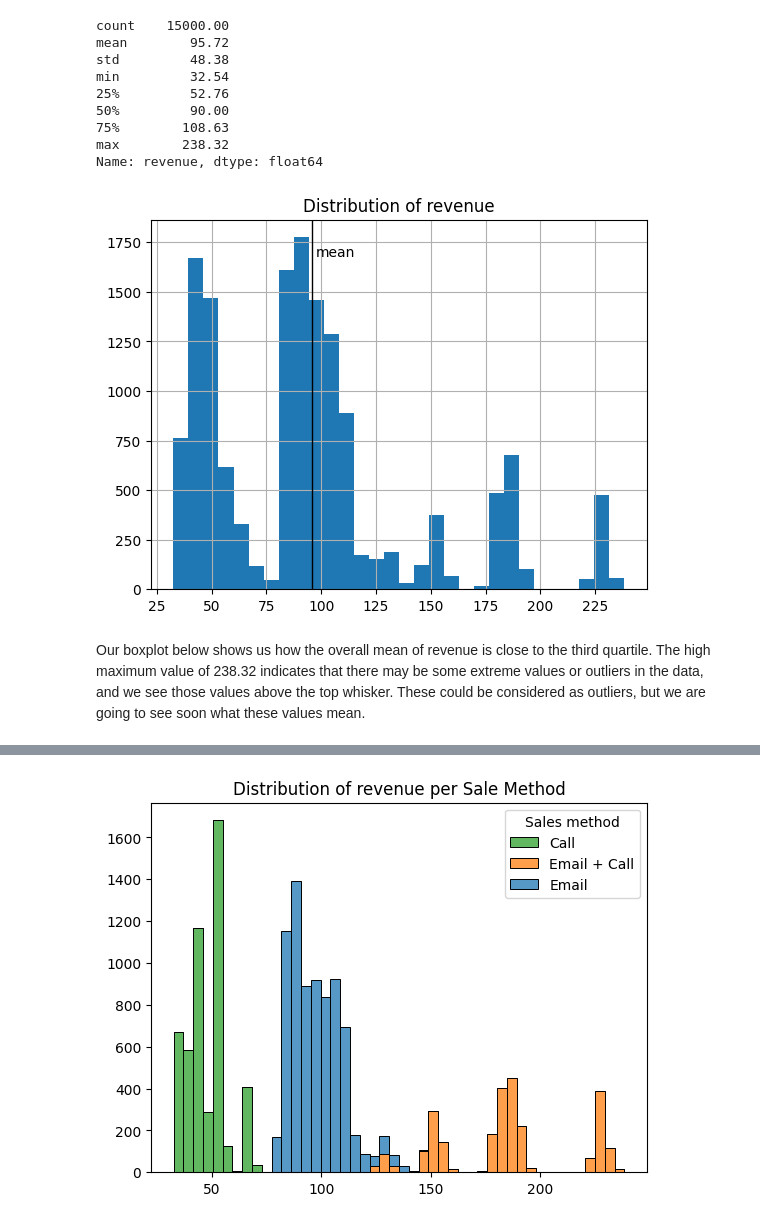
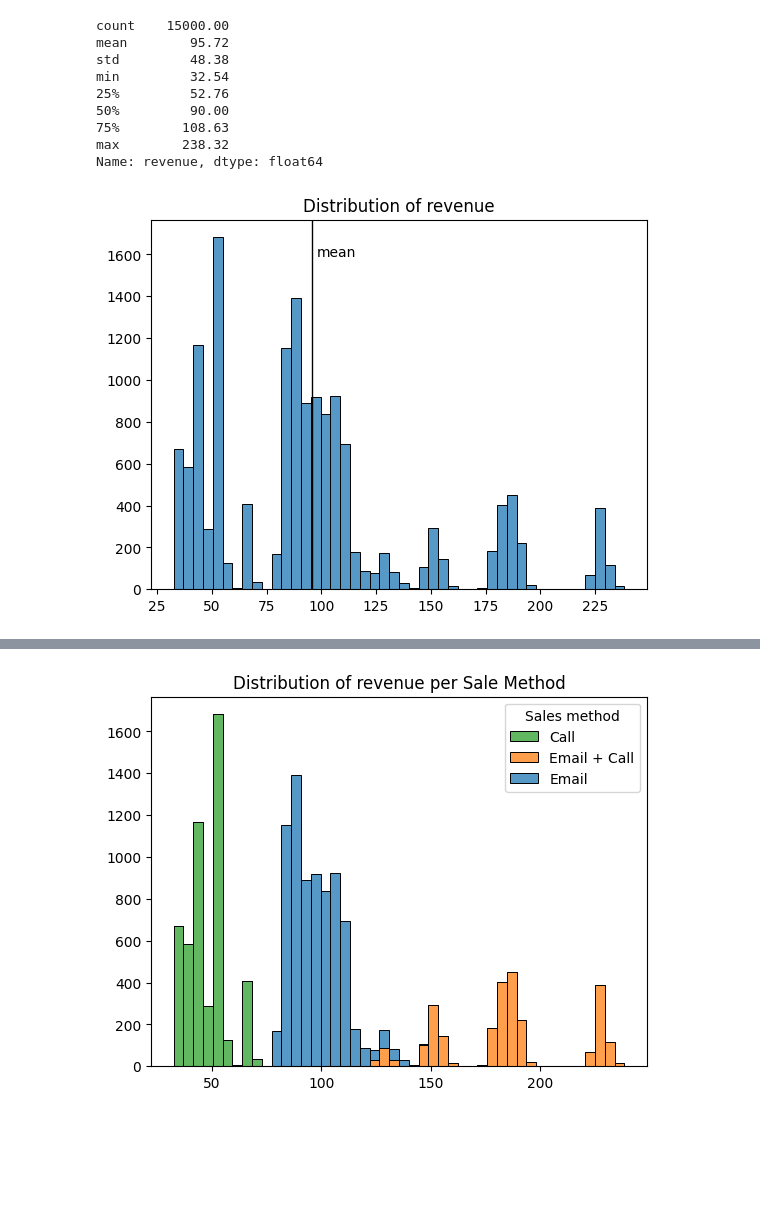
Before and after one commit to 3kleo/datacamp-professional-certification, a Jupyter notebook: submitted_notebook.ipynb, the cells around one changed output, grey strips where cells are left out. Cells and saved outputs as stored; diff of their text form; code cells hidden in the pictures; blank space fills up the shorter version.

```diff
--- a/submitted_notebook.ipynb
+++ b/submitted_notebook.ipynb
@@ -155,13 +169,13 @@ min         32.54
 max        238.32
 Name: revenue, dtype: float64
 # %%
-df['revenue'].hist(bins=30)
+sns.histplot(data=df, x="revenue")
 plt.axvline(df['revenue'].mean(), color='black', linewidth=1)
 plt.text(df['revenue'].mean() + 2, plt.ylim()[1]*0.9, 'mean', color='black')
 plt.xticks(range(25, 226, 25))
+plt.xlabel("")
+plt.ylabel("")
 plt.title("Distribution of revenue")
 plt.show()
 # %% [output]
-[figure, old version]
+[figure, new version]
-# %% [markdown]
-Our boxplot below shows us how the overall mean of revenue is close to the third quartile. The high maximum value of 238.32 indicates that there may be some extreme values or outliers in the data, and we see those values above the top whisker. These could be considered as outliers, but we are going to see soon what these values mean.
```
Also changed, not shown: parts of 7 cells of this notebook.
